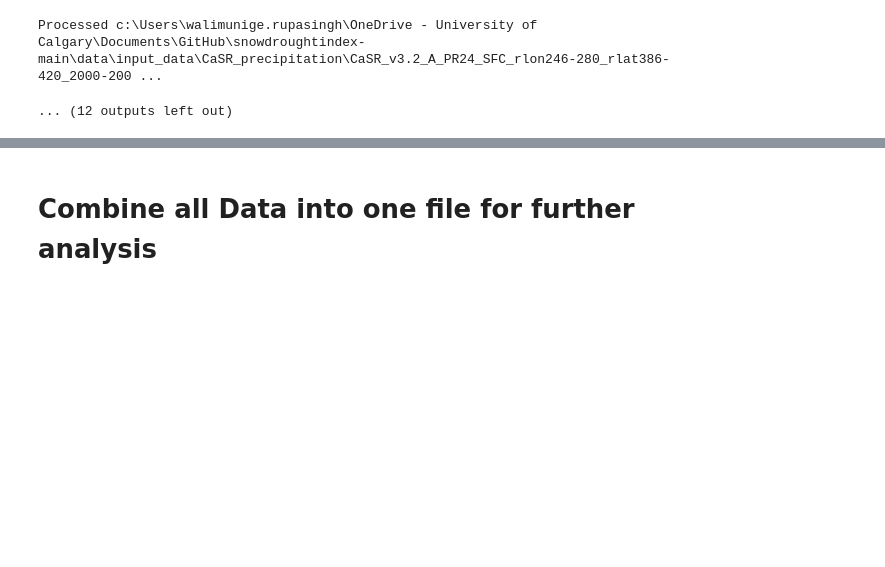
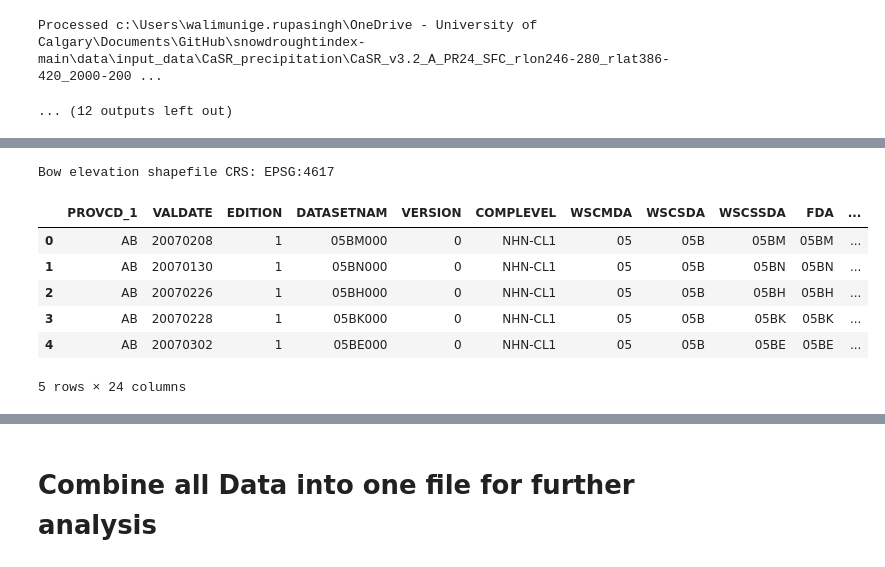
Before and after one commit to Nadiesenali/snowdroughtindex-main, a Jupyter notebook: notebooks/workflows/0.3_CaSR_data_preparation.ipynb, the cells around one changed output, grey strips where cells are left out. Drawn from its saved outputs; the diff is of its cells as text; code cells hidden in the pictures; blank space fills up the shorter version.

```diff
--- a/notebooks/workflows/0.3_CaSR_data_preparation.ipynb
+++ b/notebooks/workflows/0.3_CaSR_data_preparation.ipynb
@@ -501,0 +503,18 @@ display(gdf_bow_swe_data.head())
+# %%
+# Read the shapefile using geopandas
+bow_elevation = gpd.read_file(config['shapefile_dir'])
+# Set CRS if not already set (assume WGS84)
+if bow_elevation.crs is None:
+    bow_elevation.set_crs(epsg=4326, inplace=True)
+print(f"Bow elevation shapefile CRS: {bow_elevation.crs}")
+
+display(bow_elevation.head())
+# %% [output]
+Bow elevation shapefile CRS: EPSG:4617
+|  | PROVCD_1 | VALDATE | EDITION | DATASETNAM | VERSION | COMPLEVEL | WSCMDA | WSCSDA | WSCSSDA | FDA | ... |
+| 0 | AB | 20070208 | 1 | 05BM000 | 0 | NHN-CL1 | 05 | 05B | 05BM | 05BM | ... |
+| 1 | AB | 20070130 | 1 | 05BN000 | 0 | NHN-CL1 | 05 | 05B | 05BN | 05BN | ... |
+| 2 | AB | 20070226 | 1 | 05BH000 | 0 | NHN-CL1 | 05 | 05B | 05BH | 05BH | ... |
+| 3 | AB | 20070228 | 1 | 05BK000 | 0 | NHN-CL1 | 05 | 05B | 05BK | 05BK | ... |
+| 4 | AB | 20070302 | 1 | 05BE000 | 0 | NHN-CL1 | 05 | 05B | 05BE | 05BE | ... |
+5 rows × 24 columns
```
Also changed, not shown: parts of 4 cells of this notebook, 1 other file.
